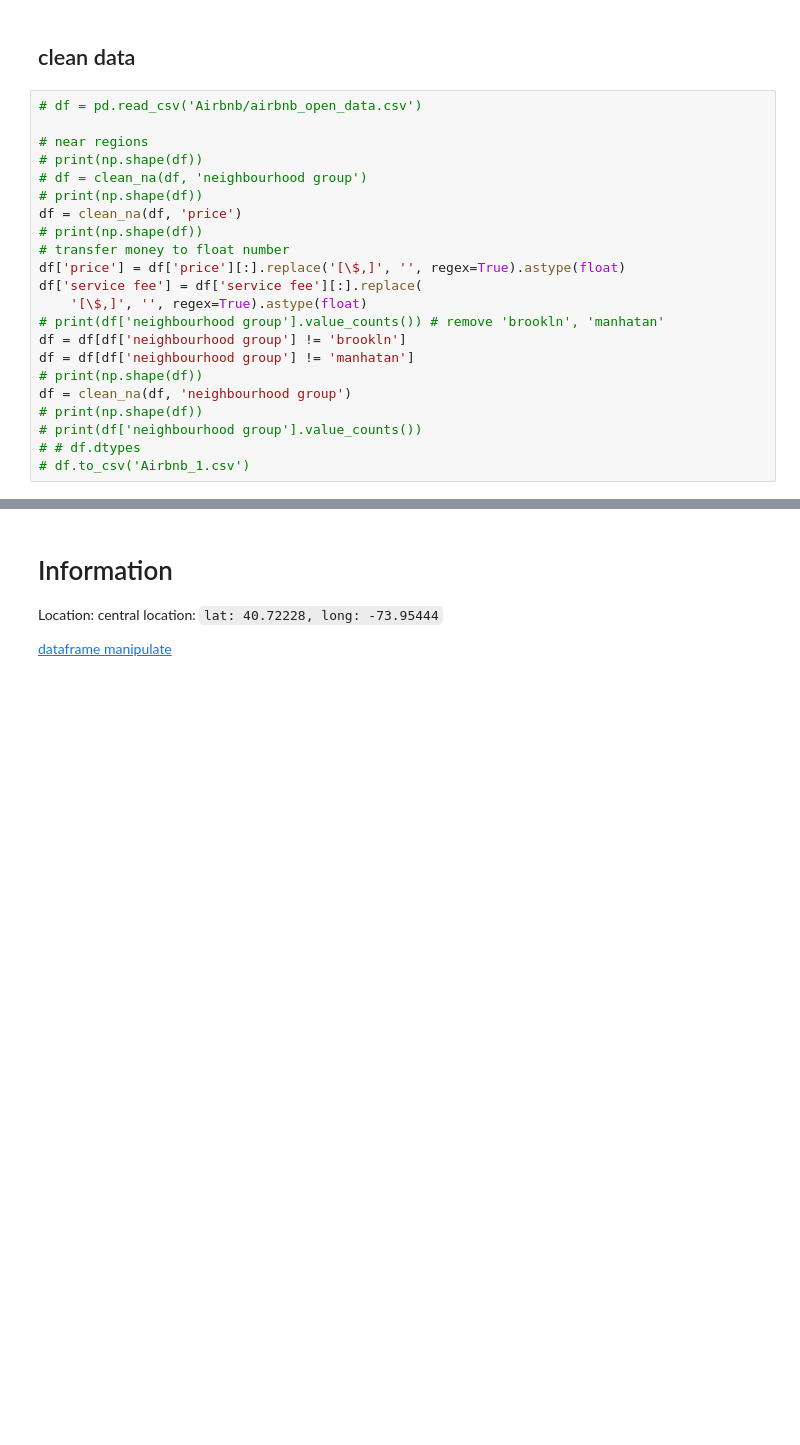
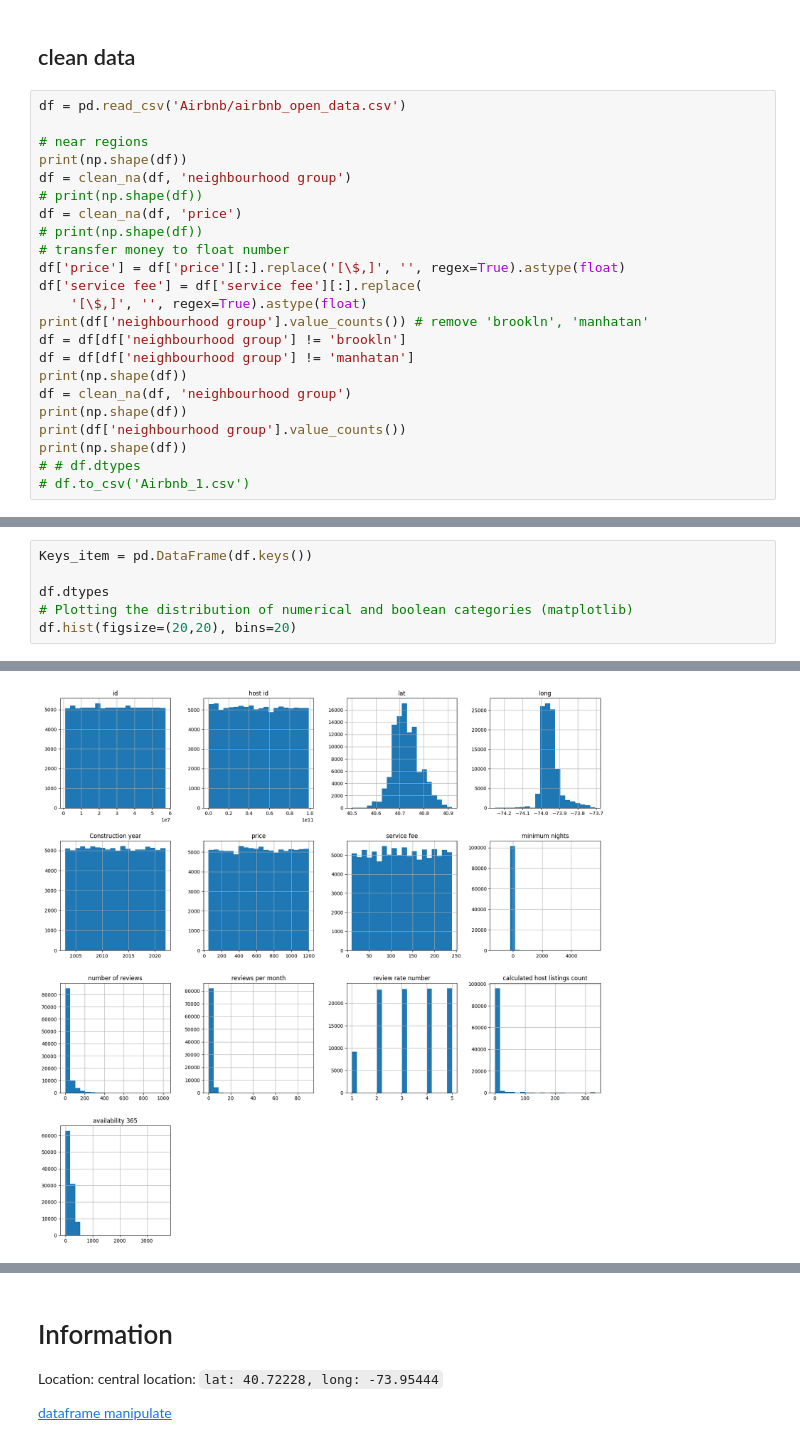
Before and after one commit to Jasonligy/visualization, a Jupyter notebook: Ex1.ipynb, the cells around one changed output, grey strips where cells are left out. Saved outputs shown, nothing was run; the diff lists cells and outputs as text; blank space fills up the shorter version.

```diff
--- a/Ex1.ipynb
+++ b/Ex1.ipynb
@@ -19,11 +19,11 @@ df = pd.read_csv('Airbnb_1.csv')
 # %% [markdown]
 ## clean data
 # %%
-# df = pd.read_csv('Airbnb/airbnb_open_data.csv')
+df = pd.read_csv('Airbnb/airbnb_open_data.csv')
 
 # near regions
-# print(np.shape(df))
-# df = clean_na(df, 'neighbourhood group')
+print(np.shape(df))
+df = clean_na(df, 'neighbourhood group')
 # print(np.shape(df))
 df = clean_na(df, 'price')
 # print(np.shape(df))
@@ -31,12 +31,13 @@ df = clean_na(df, 'price')
 df['price'] = df['price'][:].replace('[\$,]', '', regex=True).astype(float)
 df['service fee'] = df['service fee'][:].replace(
     '[\$,]', '', regex=True).astype(float)
-# print(df['neighbourhood group'].value_counts()) # remove 'brookln', 'manhatan'
+print(df['neighbourhood group'].value_counts()) # remove 'brookln', 'manhatan'
 df = df[df['neighbourhood group'] != 'brookln']
 df = df[df['neighbourhood group'] != 'manhatan']
-# print(np.shape(df))
+print(np.shape(df))
 df = clean_na(df, 'neighbourhood group')
-# print(np.shape(df))
-# print(df['neighbourhood group'].value_counts())
+print(np.shape(df))
+print(df['neighbourhood group'].value_counts())
+print(np.shape(df))
 # # df.dtypes
 # df.to_csv('Airbnb_1.csv')
@@ -42,0 +65,7 @@ df = clean_na(df, 'neighbourhood group')
+# %%
+Keys_item = pd.DataFrame(df.keys())
+
+df.dtypes
+# Plotting the distribution of numerical and boolean categories (matplotlib)
+df.hist(figsize=(20,20), bins=20)
+# %% [output]
@@ -42,0 +86 @@ df = clean_na(df, 'neighbourhood group')
+[figure, added]
```
Also changed, not shown: parts of 6 cells of this notebook.
